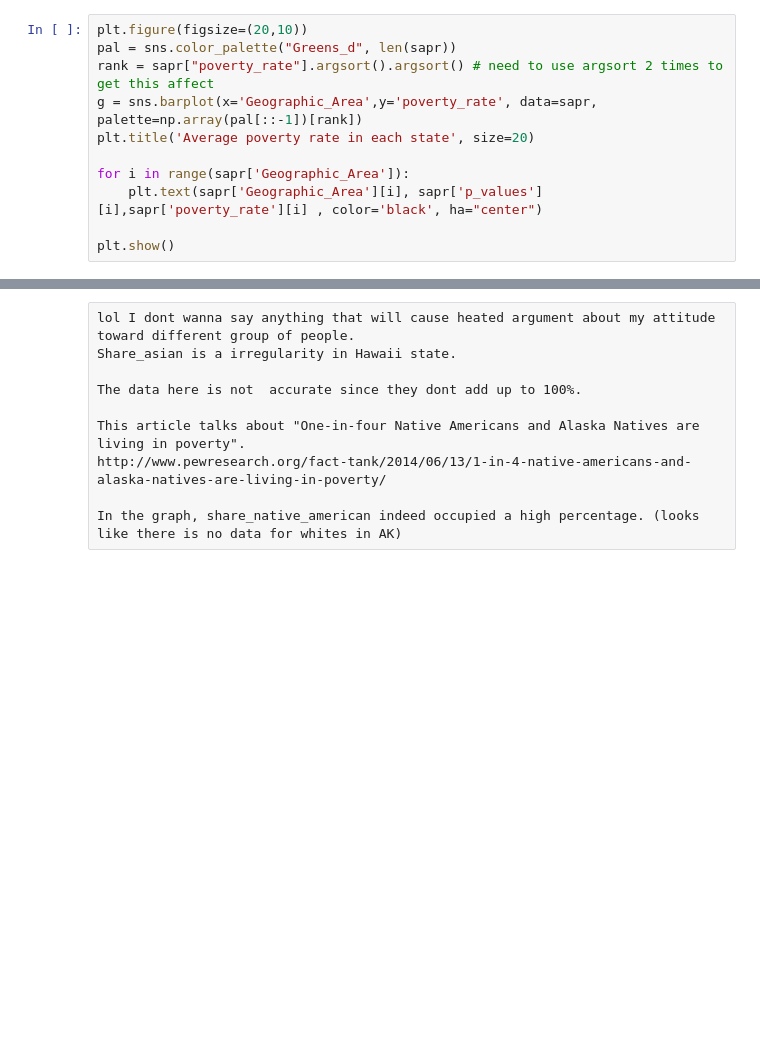
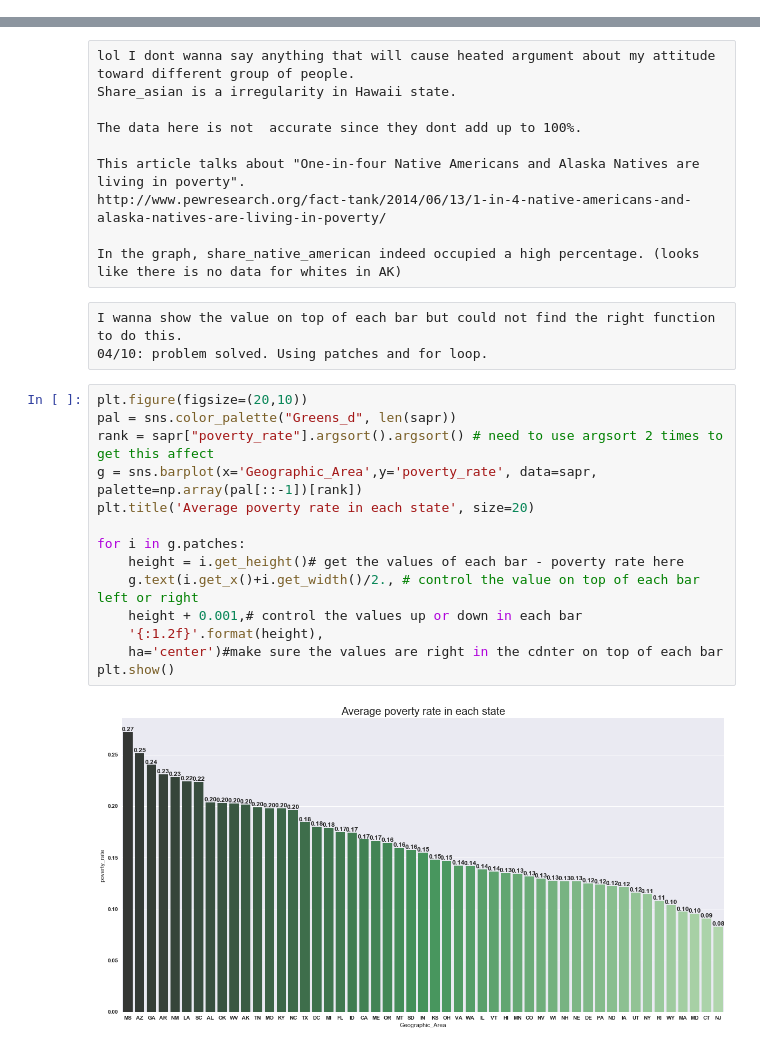
Before and after one commit to michaelzeng25/USA-shootings, a Jupyter notebook: USA shooting.ipynb, the cells around one changed output, grey strips where cells are left out. Drawn from its saved outputs; the diff is of its cells as text; blank space fills up the shorter version.

```diff
--- a/USA shooting.ipynb
+++ b/USA shooting.ipynb
@@ -189,11 +178,0 @@ sapr['p_values']=p_values
-# %%
-plt.figure(figsize=(20,10))
-pal = sns.color_palette("Greens_d", len(sapr))
-rank = sapr["poverty_rate"].argsort().argsort() # need to use argsort 2 times to get this affect
-g = sns.barplot(x='Geographic_Area',y='poverty_rate', data=sapr, palette=np.array(pal[::-1])[rank])
-plt.title('Average poverty rate in each state', size=20)
-
-for i in range(sapr['Geographic_Area']):
-    plt.text(sapr['Geographic_Area'][i], sapr['p_values'][i],sapr['poverty_rate'][i] , color='black', ha="center")
-
-plt.show()
@@ -297,3 +259,22 @@ This article talks about "One-in-four Native Americans and Alaska Natives are li
 http://www.pewresearch.org/fact-tank/2014/06/13/1-in-4-native-americans-and-alaska-natives-are-living-in-poverty/
 
 In the graph, share_native_american indeed occupied a high percentage. (looks like there is no data for whites in AK)
+# %% [raw]
+I wanna show the value on top of each bar but could not find the right function to do this.
+04/10: problem solved. Using patches and for loop.
+# %%
+plt.figure(figsize=(20,10))
+pal = sns.color_palette("Greens_d", len(sapr))
+rank = sapr["poverty_rate"].argsort().argsort() # need to use argsort 2 times to get this affect
+g = sns.barplot(x='Geographic_Area',y='poverty_rate', data=sapr, palette=np.array(pal[::-1])[rank])
+plt.title('Average poverty rate in each state', size=20)
+
+for i in g.patches:
+    height = i.get_height()# get the values of each bar - poverty rate here
+    g.text(i.get_x()+i.get_width()/2., # control the value on top of each bar left or right
+    height + 0.001,# control the values up or down in each bar
+    '{:1.2f}'.format(height),
+    ha='center')#make sure the values are right in the cdnter on top of each bar
+plt.show()
+# %% [output]
+[figure, added]
```
Also changed, not shown: parts of 21 cells of this notebook.
